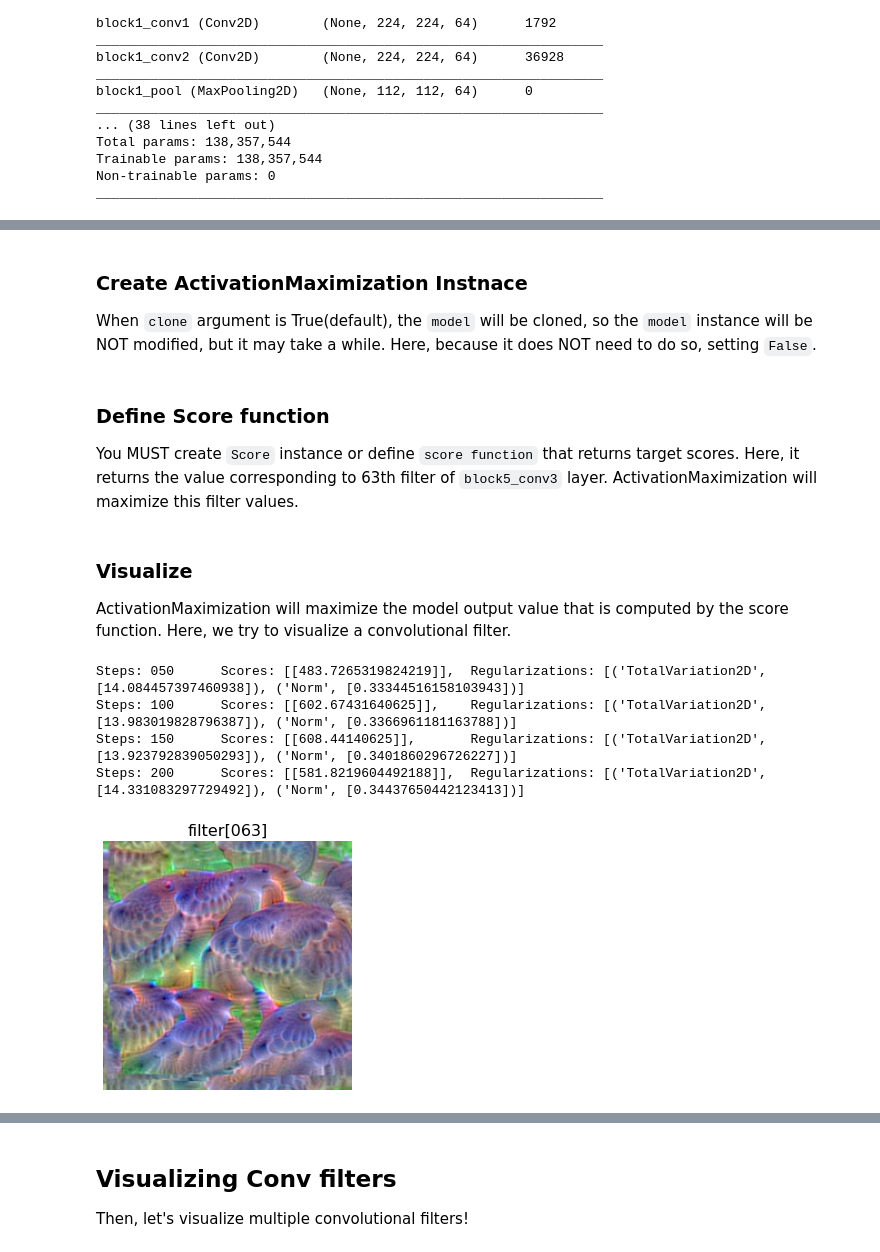
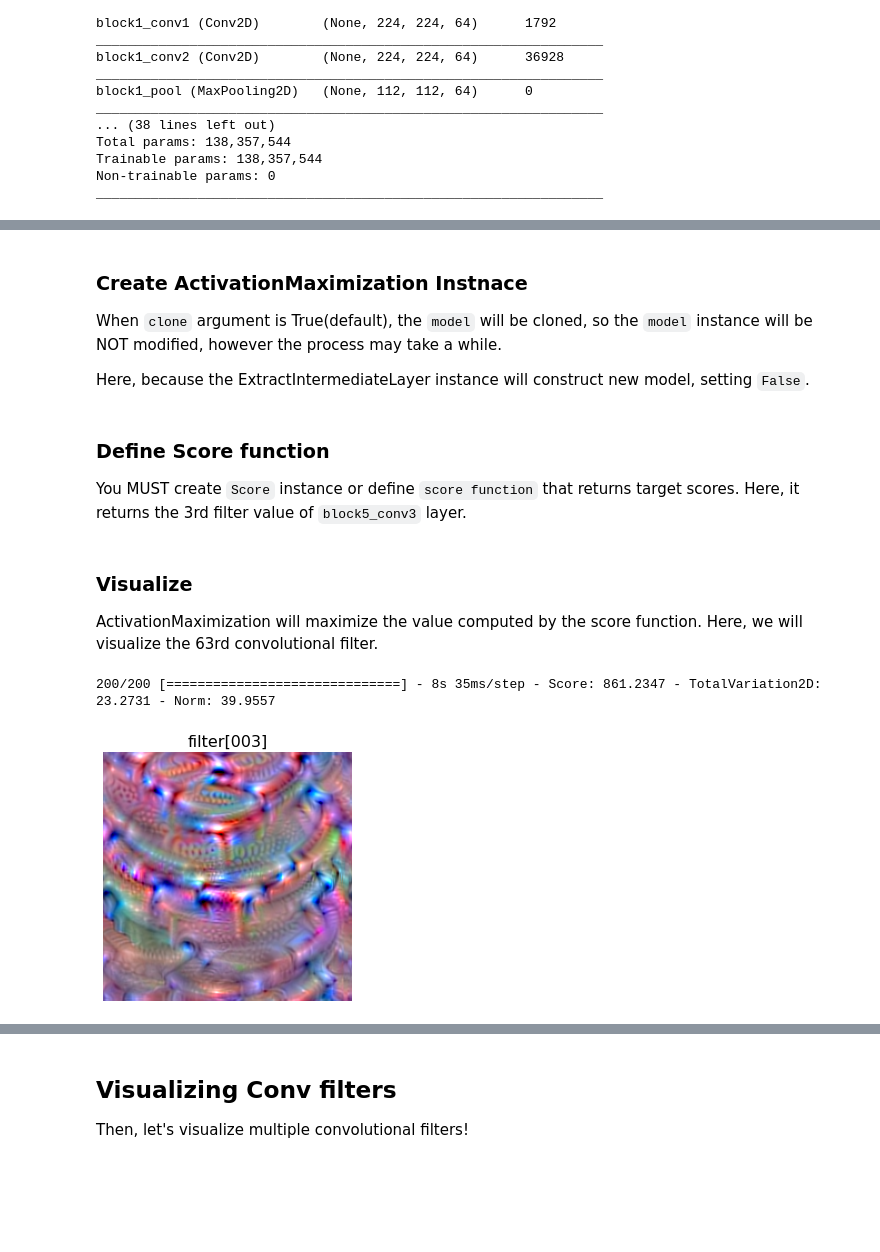
Before and after one commit to keisen/tf-keras-vis, a Jupyter notebook: examples/visualize_conv_filters.ipynb, the cells around one changed output, grey strips where cells are left out. Drawn from its saved outputs; the diff is of its cells as text; code cells hidden in the pictures; blank space fills up the shorter version.

```diff
--- a/examples/visualize_conv_filters.ipynb
+++ b/examples/visualize_conv_filters.ipynb
@@ -62,7 +62,16 @@ First, you MUST define a modifier to replace the model output to target layer's
 # %%
+from tf_keras_vis.utils.model_modifiers import ExtractIntermediateLayer, ReplaceToLinear
+
 layer_name = 'block5_conv3' # The target layer that is the last layer of VGG16.
 
-def model_modifier(current_model):
+# This instance constructs new model whose output is replaced to `block5_conv3` layer's output.
+extract_intermediate_layer = ExtractIntermediateLayer(index_or_name=layer_name)
+# This instance modify the model's last activation function to linear one.
+replace2linear = ReplaceToLinear()
+
+# Instead of using ExtractIntermediateLayer and ReplaceToLinear instance,
+# you can also define the function from scratch as follows:
+def model_modifier_function(current_model):
     target_layer = current_model.get_layer(name=layer_name)
     target_layer.activation = tf.keras.activations.linear
     new_model = tf.keras.Model(inputs=current_model.inputs,
@@ -71,51 +80,55 @@ def model_modifier(current_model):
 # %% [markdown]
 ### Create ActivationMaximization Instnace
 
-When `clone` argument is True(default), the `model` will be cloned, so the `model` instance will be NOT modified, but it may take a while.
-Here, because it does NOT need to do so, setting `False`.
+When `clone` argument is True(default), the `model` will be cloned, so the `model` instance will be NOT modified, however the process may take a while.
+
+Here, because the ExtractIntermediateLayer instance will construct new model, setting `False`.
 # %%
 from tf_keras_vis.activation_maximization import ActivationMaximization
 
 activation_maximization = ActivationMaximization(model,
-                                                 model_modifier,
+                                                 # Please note that `extract_intermediate_layer` has to come before `replace2linear`.
+                                                 model_modifier=[extract_intermediate_layer, replace2linear],
                                                  clone=False)
 # %% [markdown]
 ### Define Score function
 
-You MUST create `Score` instance or define `score function` that returns target scores. Here, it returns the value corresponding to 63th filter of `block5_conv3` layer. ActivationMaximization will maximize this filter values.
+You MUST create `Score` instance or define `score function` that returns target scores. Here, it returns the 3rd filter value of `block5_conv3` layer.
 # %%
 from tf_keras_vis.utils.scores import CategoricalScore
 
-filter_number = 63
+filter_number = 3
 score = CategoricalScore(filter_number)
 
-# Instead of CategoricalScore object,
-# you can define the scratch function such as below:
+# Instead of using CategoricalScore object above,
+# you can also define the function from scratch as follows:
 def score_function(output):
     return output[..., filter_number]
 # %% [markdown]
 ### Visualize
 
-ActivationMaximization will maximize the model output value that is computed by the score function. Here, we try to visualize a convolutional filter.
+ActivationMaximization will maximize the value computed by the score function. Here, we will visualize the 63rd convolutional filter.
 # %%
 %%time
-from tf_keras_vis.activation_maximization.callbacks import PrintLogger as Logger
-from tf_keras_vis.activation_maximization.callbacks import GifGenerator2D
+
+from tf_keras_vis.activation_maximization.callbacks import Progress
+from tf_keras_vis.activation_maximization.input_modifiers import Jitter, Rotate2D, Scale
+from tf_keras_vis.activation_maximization.regularizers import Norm, TotalVariation2D
 
 # Generate maximized activation
 activations = activation_maximization(score,
-                                      callbacks=[Logger(interval=50)])
+                                      callbacks=[Progress()])
+
+## Since v0.6.0, calling `astype()` is NOT necessary.
+# activations = activations[0].astype(np.uint8)
 
 # Render
 f, ax = plt.subplots(figsize=(4, 4))
 ax.imshow(activations[0])
 ax.set_title('filter[{:03d}]'.format(filter_number), fontsize=16)
 ax.axis('off')
 plt.tight_layout()
 plt.show()
 # %% [output]
-Steps: 050      Scores: [[483.7265319824219]],  Regularizations: [('TotalVariation2D', [14.084457397460938]), ('Norm', [0.33344516158103943])]
-Steps: 100      Scores: [[602.67431640625]],    Regularizations: [('TotalVariation2D', [13.983019828796387]), ('Norm', [0.3366961181163788])]
-Steps: 150      Scores: [[608.44140625]],       Regularizations: [('TotalVariation2D', [13.923792839050293]), ('Norm', [0.3401860296726227])]
-Steps: 200      Scores: [[581.8219604492188]],  Regularizations: [('TotalVariation2D', [14.331083297729492]), ('Norm', [0.34437650442123413])]
+200/200 [==============================] - 8s 35ms/step - Score: 861.2347 - TotalVariation2D: 23.2731 - Norm: 39.9557
-[figure, old version]
+[figure, new version]
```
Also changed, not shown: parts of 12 cells of this notebook, 5 other files.
